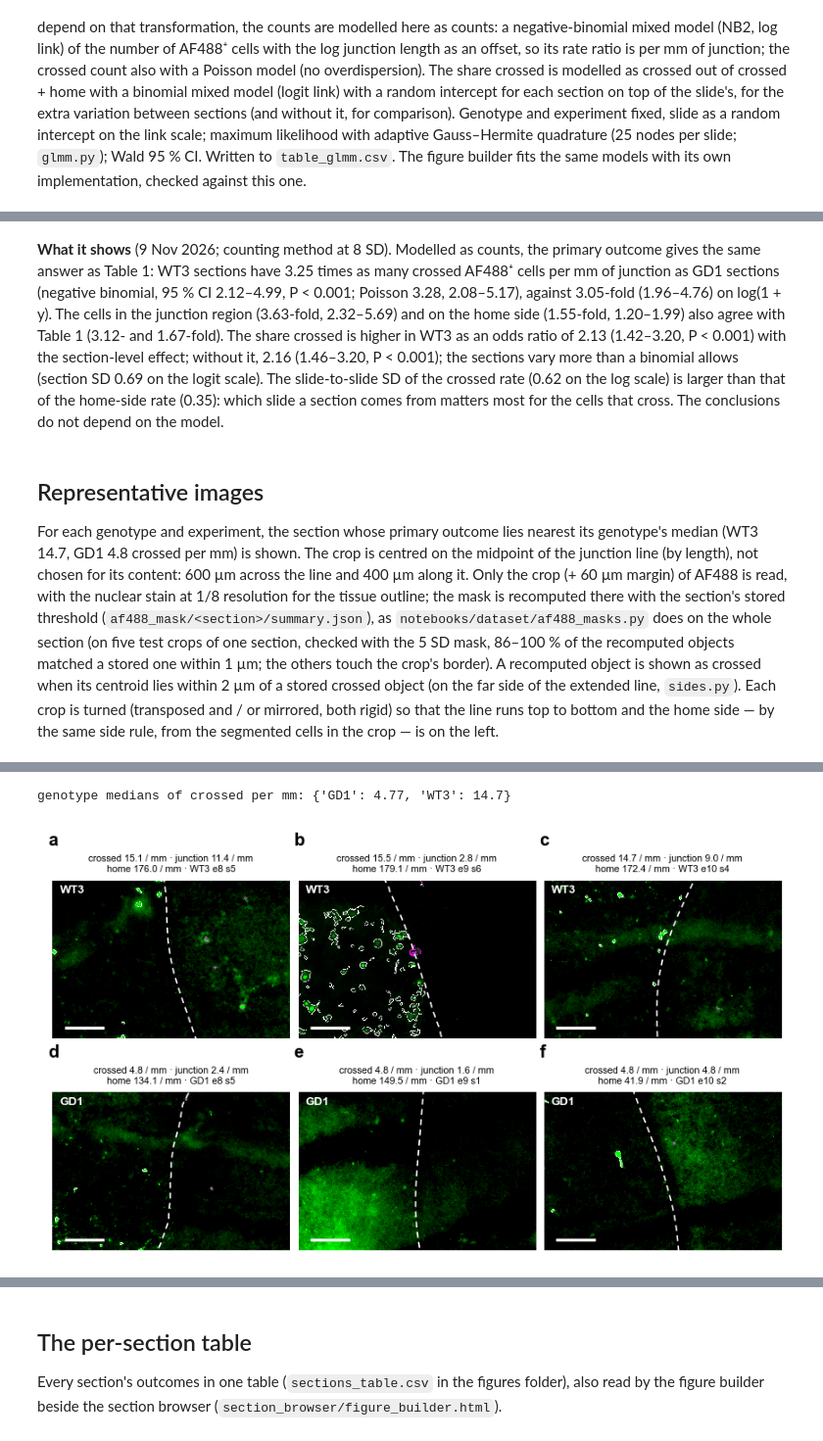
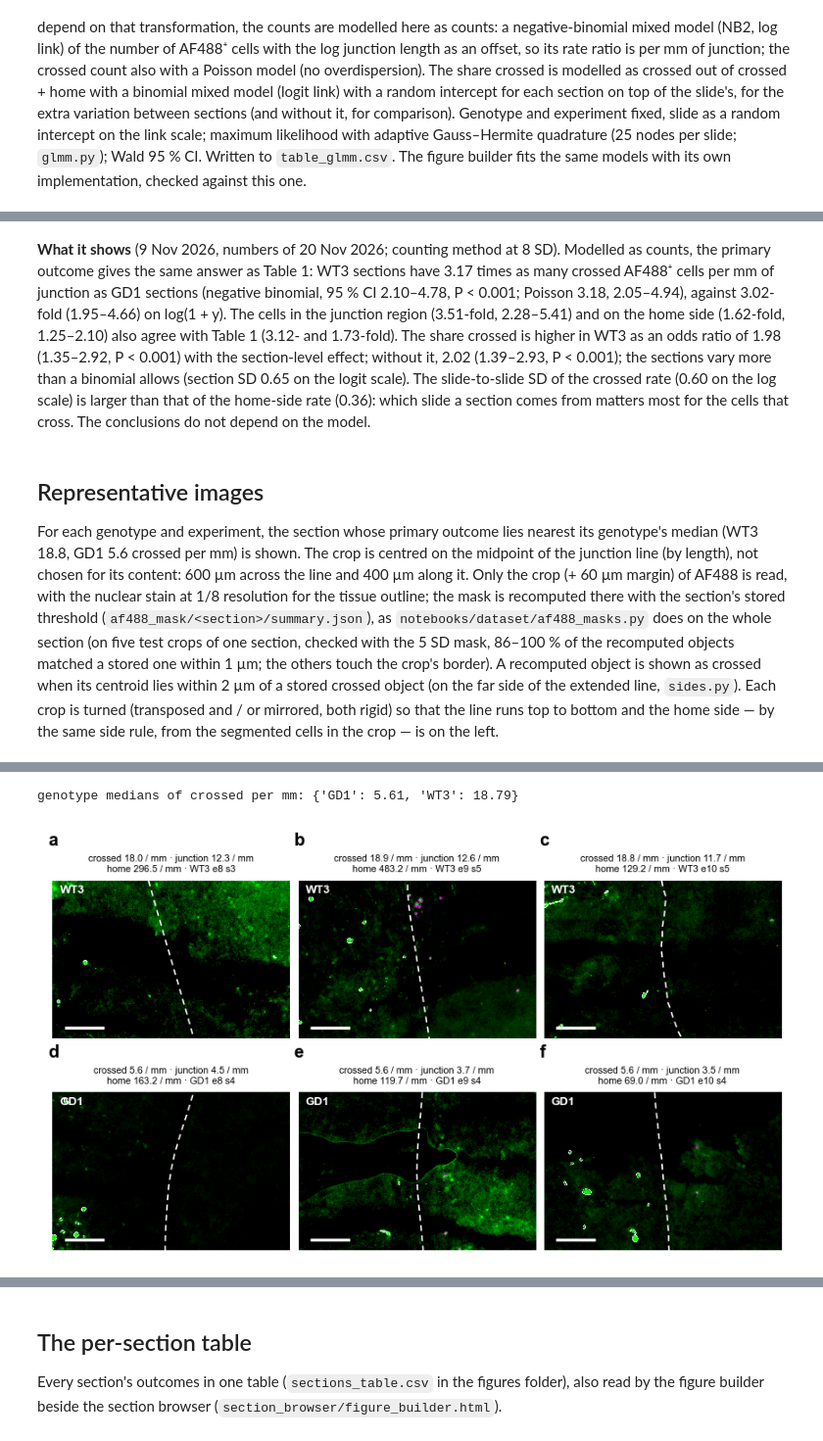
Before and after one commit to daggermaster3000/ARGUS, a Jupyter notebook: notebooks/official_analysis/02_biology.ipynb, the cells around one changed output, grey strips where cells are left out. Shown at 98% size. Drawn from its saved outputs; the diff is of its cells as text; code cells hidden in the pictures.

```diff
--- a/notebooks/official_analysis/02_biology.ipynb
+++ b/notebooks/official_analysis/02_biology.ipynb
@@ -878,9 +879,9 @@ glmm_table.to_csv(FIGURES / "table_glmm.csv")
 # %% [markdown]
-**What it shows** (9 Nov 2026; counting method at 8 SD). Modelled as counts, the primary outcome gives the same answer as Table 1: WT3 sections have 3.25 times as many crossed AF488⁺ cells per mm of junction as GD1 sections (negative binomial, 95 % CI 2.12–4.99, P < 0.001; Poisson 3.28, 2.08–5.17), against 3.05-fold (1.96–4.76) on log(1 + y). The cells in the junction region (3.63-fold, 2.32–5.69) and on the home side (1.55-fold, 1.20–1.99) also agree with Table 1 (3.12- and 1.67-fold). The share crossed is higher in WT3 as an odds ratio of 2.13 (1.42–3.20, P < 0.001) with the section-level effect; without it, 2.16 (1.46–3.20, P < 0.001); the sections vary more than a binomial allows (section SD 0.69 on the logit scale). The slide-to-slide SD of the crossed rate (0.62 on the log scale) is larger than that of the home-side rate (0.35): which slide a section comes from matters most for the cells that cross. The conclusions do not depend on the model.
+**What it shows** (9 Nov 2026, numbers of 20 Nov 2026; counting method at 8 SD). Modelled as counts, the primary outcome gives the same answer as Table 1: WT3 sections have 3.17 times as many crossed AF488⁺ cells per mm of junction as GD1 sections (negative binomial, 95 % CI 2.10–4.78, P < 0.001; Poisson 3.18, 2.05–4.94), against 3.02-fold (1.95–4.66) on log(1 + y). The cells in the junction region (3.51-fold, 2.28–5.41) and on the home side (1.62-fold, 1.25–2.10) also agree with Table 1 (3.12- and 1.73-fold). The share crossed is higher in WT3 as an odds ratio of 1.98 (1.35–2.92, P < 0.001) with the section-level effect; without it, 2.02 (1.39–2.93, P < 0.001); the sections vary more than a binomial allows (section SD 0.65 on the logit scale). The slide-to-slide SD of the crossed rate (0.60 on the log scale) is larger than that of the home-side rate (0.36): which slide a section comes from matters most for the cells that cross. The conclusions do not depend on the model.
 # %% [markdown]
 ## Representative images
 
-For each genotype and experiment, the section whose primary outcome lies nearest its genotype's median (WT3 14.7, GD1 4.8 crossed per mm) is shown. The crop is centred on the midpoint of the junction line (by length), not chosen for its content: 600 µm across the line and 400 µm along it. Only the crop (+ 60 µm margin) of AF488 is read, with the nuclear stain at 1/8 resolution for the tissue outline; the mask is recomputed there with the section's stored threshold (`af488_mask/<section>/summary.json`), as `notebooks/dataset/af488_masks.py` does on the whole section (on five test crops of one section, checked with the 5 SD mask, 86–100 % of the recomputed objects matched a stored one within 1 µm; the others touch the crop's border). A recomputed object is shown as crossed when its centroid lies within 2 µm of a stored crossed object (on the far side of the extended line, `sides.py`). Each crop is turned (transposed and / or mirrored, both rigid) so that the line runs top to bottom and the home side — by the same side rule, from the segmented cells in the crop — is on the left.
+For each genotype and experiment, the section whose primary outcome lies nearest its genotype's median (WT3 18.8, GD1 5.6 crossed per mm) is shown. The crop is centred on the midpoint of the junction line (by length), not chosen for its content: 600 µm across the line and 400 µm along it. Only the crop (+ 60 µm margin) of AF488 is read, with the nuclear stain at 1/8 resolution for the tissue outline; the mask is recomputed there with the section's stored threshold (`af488_mask/<section>/summary.json`), as `notebooks/dataset/af488_masks.py` does on the whole section (on five test crops of one section, checked with the 5 SD mask, 86–100 % of the recomputed objects matched a stored one within 1 µm; the others touch the crop's border). A recomputed object is shown as crossed when its centroid lies within 2 µm of a stored crossed object (on the far side of the extended line, `sides.py`). Each crop is turned (transposed and / or mirrored, both rigid) so that the line runs top to bottom and the home side — by the same side rule, from the segmented cells in the crop — is on the left.
 # %%
 import logging
 
@@ -964,7 +965,9 @@ def recompute_crop(name):
     tissue_small = cv.tissue_mask(small, step=1)
     rr = np.clip(np.arange(lo[0], hi[0]) // TISSUE_STEP, 0, tissue_small.shape[0] - 1)
     cc = np.clip(np.arange(lo[1], hi[1]) // TISSUE_STEP, 0, tissue_small.shape[1] - 1)
-    tissue = tissue_small[rr][:, cc]
+    # inside the tissue or the section outline widened 10 µm (af488_masks.py version 3)
+    tissue = tissue_small[rr][:, cc] | section_outline.near_outline(section_outline.load_outline(MASKS / name),
+                                                                   np.arange(lo[0], hi[0]), np.arange(lo[1], hi[1]))
     smooth = ndimage.gaussian_filter(plane, cv.SMOOTH_UM / voxel)
     signal = smooth - cv.local_background(smooth, cv.BACKGROUND_UM / voxel)
     mask = remove_small_objects((signal > threshold) & tissue, int(round(cv.MIN_OBJECT_UM2 / voxel ** 2)))
@@ -1064,5 +1067,5 @@ plt.show()
-genotype medians of crossed per mm: {'GD1': 4.77, 'WT3': 14.7}
+genotype medians of crossed per mm: {'GD1': 5.61, 'WT3': 18.79}
-[figure, old version]
+[figure, new version]
 # %% [markdown]
 **Figure 3. Representative junctions of WT3 (a–c) and GD1 (d–f) assembloids.** One section per experiment (a, d: experiment 8; b, e: 9; c, f: 10), each the section nearest its genotype's median of crossed AF488⁺ cells per mm. AF488 in green (display range from the tissue's median to its 99.9th percentile); white dashed line, junction line; outlines, AF488 mask objects (counted AF488⁺ cells), magenta where the object counts as crossed (on the far side of the line, right) and white otherwise. Crops are 600 × 400 µm, centred on the line's midpoint, turned so that the home side is on the left. Above each image: the section's crossed, junction-region and home-side counts per mm, and its slide. Scale bars, 100 µm.
 
```
Also changed, not shown: parts of 20 cells of this notebook, 8 other files.
